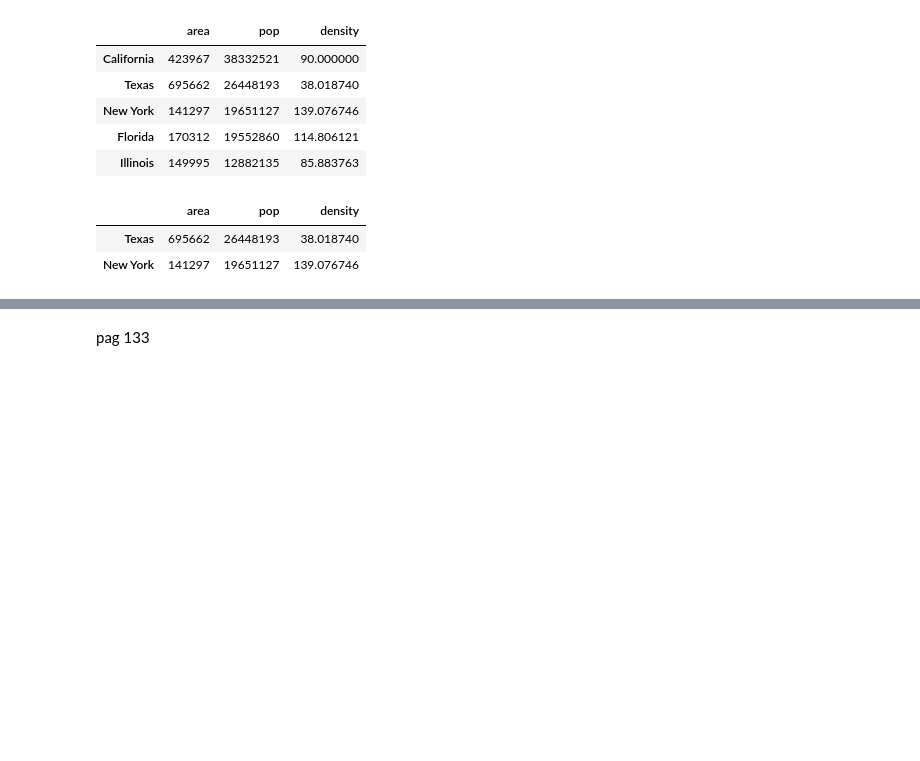
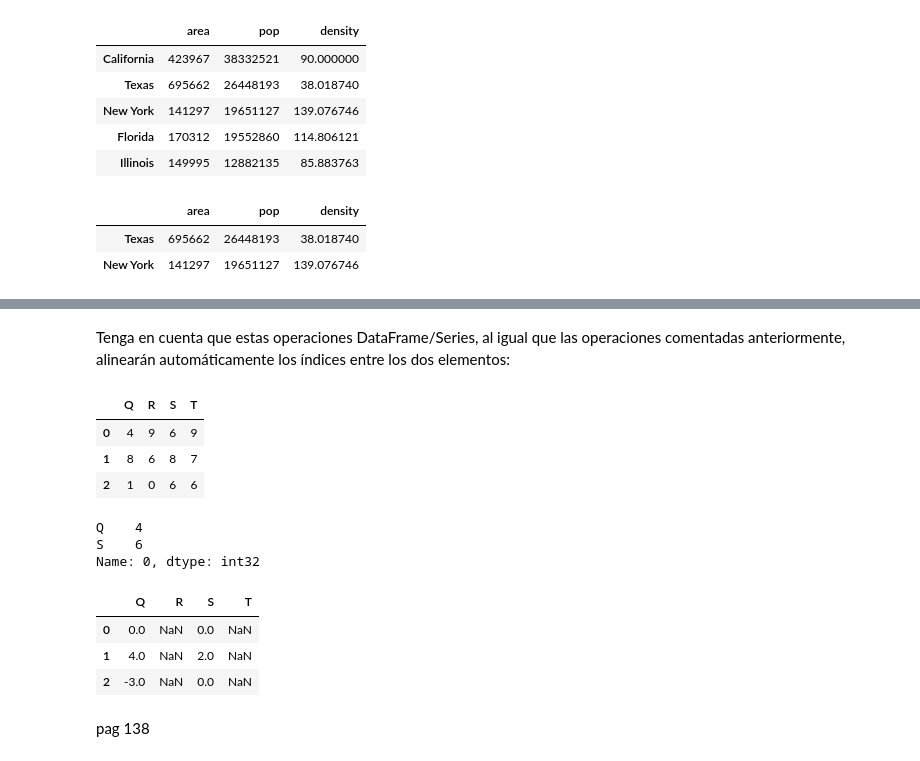
Before and after one commit to MikeAlienpz03/Excel_python, a Jupyter notebook: Chapters/pandas.ipynb, the cells around one changed output, grey strips where cells are left out. Cells and saved outputs as stored; diff of their text form; code cells hidden in the pictures; blank space fills up the shorter version.

```diff
--- a/Chapters/pandas.ipynb
+++ b/Chapters/pandas.ipynb
@@ -491,2 +755,25 @@ data[1:3]
+# %% [markdown]
+ Tenga en cuenta que estas operaciones DataFrame/Series, al igual que las operaciones comentadas anteriormente, alinearán automáticamente los índices entre los dos elementos:
+# %%
+df
+# %% [output]
+|  | Q | R | S | T |
+| 0 | 4 | 9 | 6 | 9 |
+| 1 | 8 | 6 | 8 | 7 |
+| 2 | 1 | 0 | 6 | 6 |
+# %%
+halfrow = df.iloc[0, ::2]
+halfrow
+# %% [output]
+Q    4
+S    6
+Name: 0, dtype: int32
+# %%
+df - halfrow
+# %% [output]
+|  | Q | R | S | T |
+| 0 | 0.0 | NaN | 0.0 | NaN |
+| 1 | 4.0 | NaN | 2.0 | NaN |
+| 2 | -3.0 | NaN | 0.0 | NaN |
 # %% [markdown]
-pag 133
+pag 138
```
Also changed, not shown: parts of 43 cells of this notebook, 5 other files.
